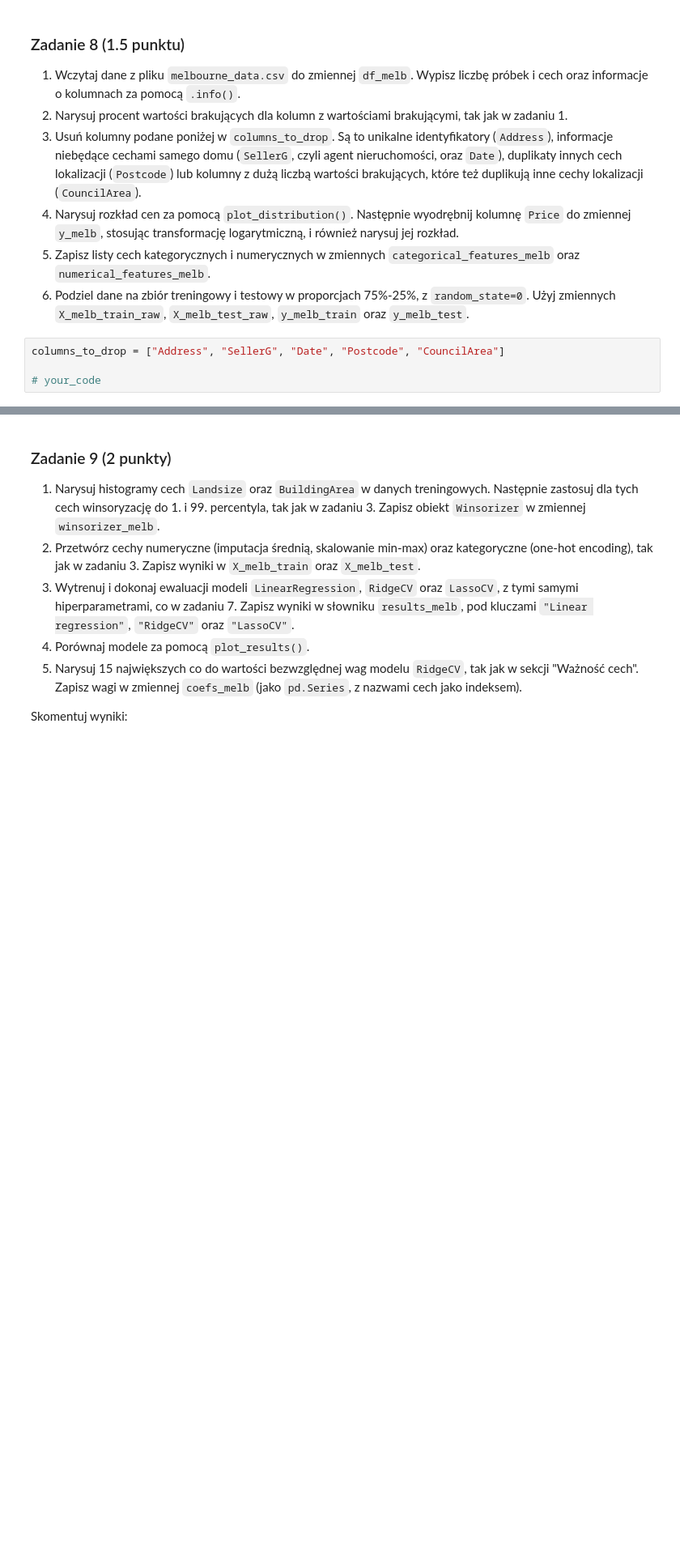
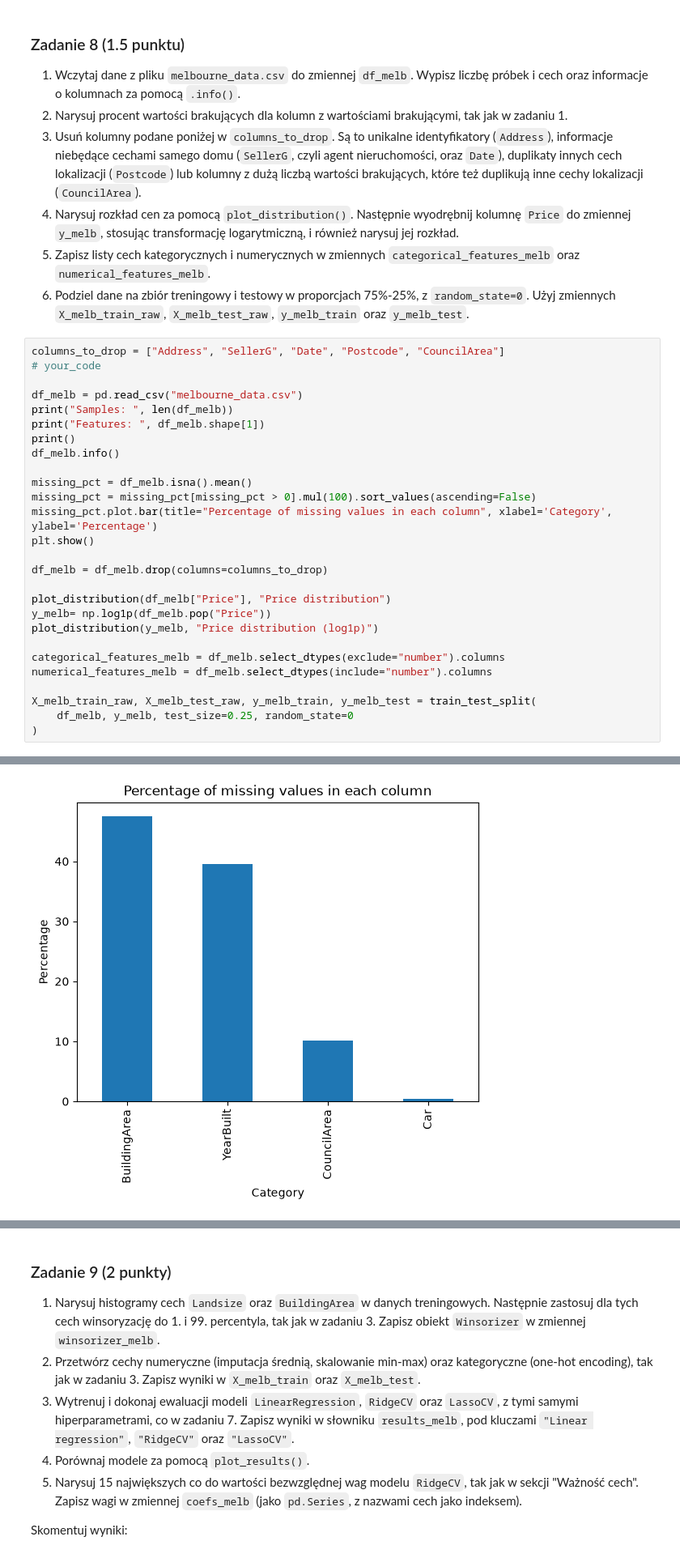
Before and after one commit to turek-jakub/podstawy-sztucznej-inteligencji, a Jupyter notebook: lab1/lab_1.ipynb, the cells around one changed output, grey strips where cells are left out. Shown at 81% size. Drawn from its saved outputs; the diff is of its cells as text; blank space fills up the shorter version.

```diff
--- a/lab1/lab_1.ipynb
+++ b/lab1/lab_1.ipynb
@@ -1115,7 +1395,31 @@ Ponownie wykorzystamy funkcje `evaluate_model()` i `plot_results()`. Zwróć uwa
 4. Narysuj rozkład cen za pomocą `plot_distribution()`. Następnie wyodrębnij kolumnę `Price` do zmiennej `y_melb`, stosując transformację logarytmiczną, i również narysuj jej rozkład.
 5. Zapisz listy cech kategorycznych i numerycznych w zmiennych `categorical_features_melb` oraz `numerical_features_melb`.
 6. Podziel dane na zbiór treningowy i testowy w proporcjach 75%-25%, z `random_state=0`. Użyj zmiennych `X_melb_train_raw`, `X_melb_test_raw`, `y_melb_train` oraz `y_melb_test`.
-# %%
-columns_to_drop = ["Address", "SellerG", "Date", "Postcode", "CouncilArea"]
-
-# your_code
+# %%
+columns_to_drop = ["Address", "SellerG", "Date", "Postcode", "CouncilArea"]
+# your_code
+
+df_melb = pd.read_csv("melbourne_data.csv")
+print("Samples: ", len(df_melb))
+print("Features: ", df_melb.shape[1])
+print()
+df_melb.info()
+
+missing_pct = df_melb.isna().mean()
+missing_pct = missing_pct[missing_pct > 0].mul(100).sort_values(ascending=False)
+missing_pct.plot.bar(title="Percentage of missing values in each column", xlabel='Category', ylabel='Percentage')
+plt.show()
+
+df_melb = df_melb.drop(columns=columns_to_drop)
+
+plot_distribution(df_melb["Price"], "Price distribution")
+y_melb= np.log1p(df_melb.pop("Price"))
+plot_distribution(y_melb, "Price distribution (log1p)")
+
+categorical_features_melb = df_melb.select_dtypes(exclude="number").columns
+numerical_features_melb = df_melb.select_dtypes(include="number").columns
+
+X_melb_train_raw, X_melb_test_raw, y_melb_train, y_melb_test = train_test_split(
+    df_melb, y_melb, test_size=0.25, random_state=0
+)
+# %% [output]
@@ -1121,0 +1443 @@ columns_to_drop = ["Address", "SellerG", "Date", "Postcode", "CouncilArea"]
+[figure, added]
```
Also changed, not shown: parts of 42 cells of this notebook.
